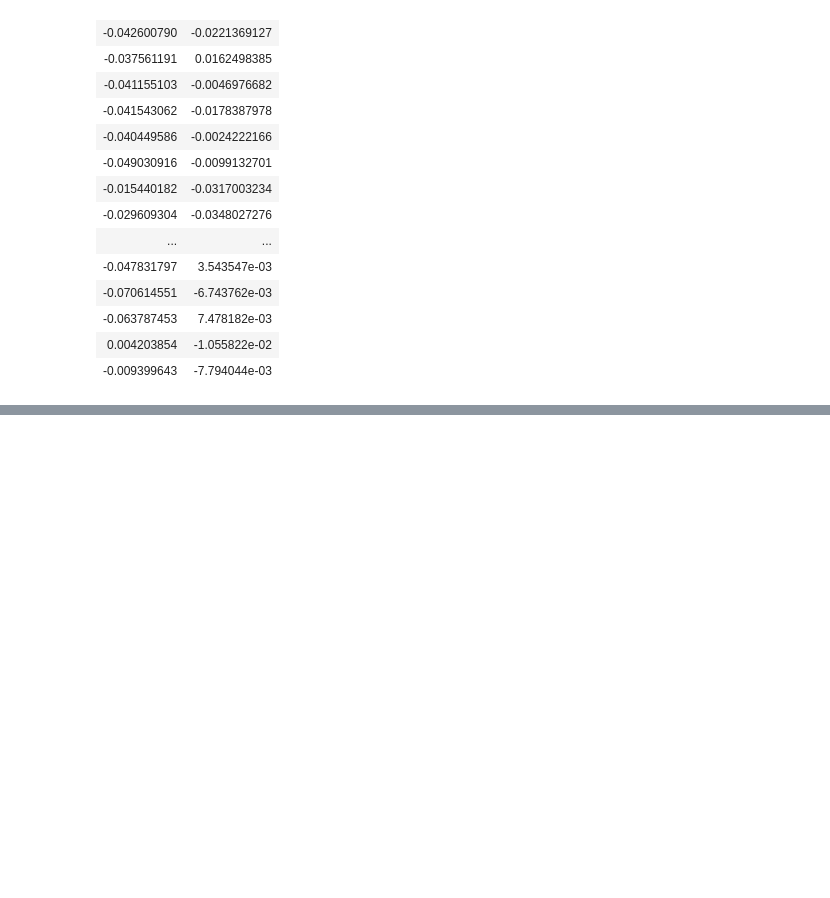
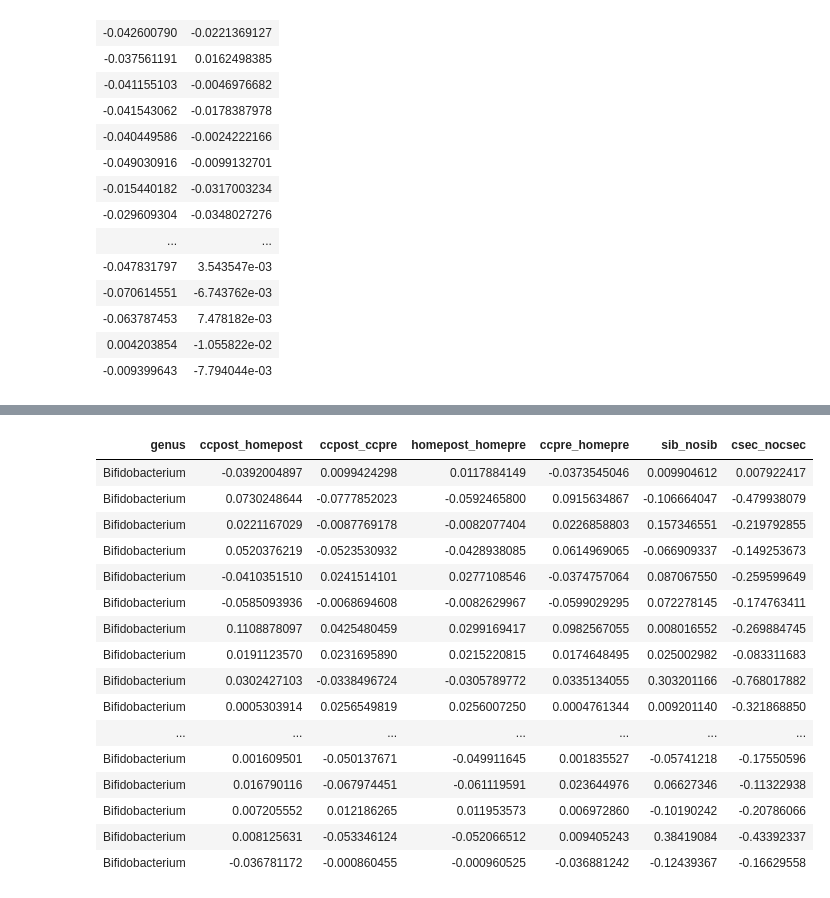
Before and after one commit to HenrikEckermann/bibo, a Jupyter notebook: notebooks/bayesian_diff_ab.ipynb, the cells around one changed output, grey strips where cells are left out. Drawn from its saved outputs; the diff is of its cells as text; code cells hidden in the pictures; blank space fills up the shorter version.

Commit message:
refit models with different sigma

```diff
--- a/notebooks/bayesian_diff_ab.ipynb
+++ b/notebooks/bayesian_diff_ab.ipynb
@@ -423,0 +416,70 @@ Using 10 posterior samples for ppc type 'dens_overlay' by default.
+# %%
+genus = "Bifidobacterium"
+posterior_samples(test) %>%
+    mutate(
+    # homepre
+    home_pre_nosib_nocsec = b_sigma_Intercept,
+    home_pre_nosib_csec = (b_sigma_Intercept + b_sigma_csection1),
+    home_pre_sib_nocsec = (b_sigma_Intercept + b_sigma_sibling1),
+    home_pre_sib_csec = (b_sigma_Intercept + b_sigma_sibling1 + b_sigma_csection1 + `b_sibling1:csection1`),
+    homepre = (home_pre_nosib_nocsec + home_pre_sib_nocsec)/2,
+
+    # homepost
+    home_post_nosib_nocsec = (b_sigma_Intercept + b_sigma_timepost),
+    home_post_nosib_csec = (b_sigma_Intercept + b_sigma_timepost + b_sigma_csection1),
+    home_post_sib_nocsec = (b_sigma_Intercept + b_sigma_timepost + b_sigma_sibling1),
+    home_post_sib_csec = (b_sigma_Intercept + b_sigma_timepost + b_sigma_sibling1 + b_sigma_csection1 + `b_sibling1:csection1`),
+    homepost = (home_post_nosib_nocsec + home_post_sib_nocsec)/2,
+
+    # ccpre
+    cc_pre_nosib_nocsec = (b_sigma_Intercept + b_sigma_ccyes),
+    cc_pre_nosib_csec = (b_sigma_Intercept + b_sigma_ccyes + b_sigma_csection1),
+    cc_pre_sib_nocsec = (b_sigma_Intercept + b_sigma_ccyes + b_sigma_sibling1),
+    cc_pre_sib_csec = (b_sigma_Intercept + b_sigma_ccyes + b_sigma_sibling1 + b_sigma_csection1 + `b_sibling1:csection1`),
+    ccpre = (cc_pre_nosib_nocsec + cc_pre_sib_nocsec)/2,
+
+    # ccpost
+    cc_post_nosib_nocsec = (b_sigma_Intercept + b_sigma_ccyes + b_sigma_timepost),
+    cc_post_nosib_csec = (b_sigma_Intercept + b_sigma_ccyes + b_sigma_timepost + b_sigma_csection1),
+    cc_post_sib_nocsec = (b_sigma_Intercept + b_sigma_ccyes + b_sigma_timepost + b_sigma_sibling1),
+    cc_post_sib_csec = (b_sigma_Intercept + b_sigma_ccyes + b_sigma_timepost + b_sigma_sibling1 + b_sigma_csection1 + `b_sibling1:csection1`),
+    ccpost = (cc_post_nosib_nocsec + cc_post_sib_nocsec)/2,
+
+    # csection
+    nocsec = (cc_post_sib_csec + cc_post_nosib_csec + cc_pre_sib_csec + cc_pre_nosib_csec + home_post_sib_csec + home_post_nosib_csec + home_pre_sib_csec + home_pre_nosib_csec)/8,
+    csec = (cc_post_sib_nocsec + cc_post_nosib_nocsec + cc_pre_sib_nocsec + cc_pre_nosib_nocsec + home_post_sib_nocsec + home_post_nosib_nocsec + home_pre_sib_nocsec + home_pre_nosib_nocsec)/8,
+
+    # siblings
+    sib = (home_pre_sib_csec + home_pre_sib_nocsec + home_post_sib_csec + home_post_sib_nocsec + cc_pre_sib_csec + cc_pre_sib_nocsec + cc_post_sib_csec + cc_post_sib_nocsec)/8,
+    nosib = (home_pre_nosib_csec + home_pre_nosib_nocsec + home_post_nosib_csec + home_post_nosib_nocsec + cc_pre_nosib_csec + cc_pre_nosib_nocsec + cc_post_nosib_csec + cc_post_nosib_nocsec)/8) %>%
+    mutate_if(is.numeric, exp) %>%
+    mutate(
+    # sigma diff
+    ccpost_homepost = ccpost - homepost,
+    ccpost_ccpre = ccpost - ccpre,
+    homepost_homepre = homepost - homepre,
+    ccpre_homepre = ccpre - homepre,
+    sib_nosib = sib - nosib,
+    csec_nocsec = csec - nocsec,
+
+    # store genus
+    genus = genus) %>%
+    select(genus, ccpost_homepost, ccpost_ccpre, homepost_homepre, ccpre_homepre, sib_nosib, csec_nocsec)
+# %% [output]
+| genus | ccpost_homepost | ccpost_ccpre | homepost_homepre | ccpre_homepre | sib_nosib | csec_nocsec |
+| Bifidobacterium | -0.0392004897 | 0.0099424298 | 0.0117884149 | -0.0373545046 | 0.009904612 | 0.007922417 |
+| Bifidobacterium | 0.0730248644 | -0.0777852023 | -0.0592465800 | 0.0915634867 | -0.106664047 | -0.479938079 |
+| Bifidobacterium | 0.0221167029 | -0.0087769178 | -0.0082077404 | 0.0226858803 | 0.157346551 | -0.219792855 |
+| Bifidobacterium | 0.0520376219 | -0.0523530932 | -0.0428938085 | 0.0614969065 | -0.066909337 | -0.149253673 |
+| Bifidobacterium | -0.0410351510 | 0.0241514101 | 0.0277108546 | -0.0374757064 | 0.087067550 | -0.259599649 |
+| Bifidobacterium | -0.0585093936 | -0.0068694608 | -0.0082629967 | -0.0599029295 | 0.072278145 | -0.174763411 |
+| Bifidobacterium | 0.1108878097 | 0.0425480459 | 0.0299169417 | 0.0982567055 | 0.008016552 | -0.269884745 |
+| Bifidobacterium | 0.0191123570 | 0.0231695890 | 0.0215220815 | 0.0174648495 | 0.025002982 | -0.083311683 |
+| Bifidobacterium | 0.0302427103 | -0.0338496724 | -0.0305789772 | 0.0335134055 | 0.303201166 | -0.768017882 |
+| Bifidobacterium | 0.0005303914 | 0.0256549819 | 0.0256007250 | 0.0004761344 | 0.009201140 | -0.321868850 |
+| ... | ... | ... | ... | ... | ... | ... |
+| Bifidobacterium | 0.001609501 | -0.050137671 | -0.049911645 | 0.001835527 | -0.05741218 | -0.17550596 |
+| Bifidobacterium | 0.016790116 | -0.067974451 | -0.061119591 | 0.023644976 | 0.06627346 | -0.11322938 |
+| Bifidobacterium | 0.007205552 | 0.012186265 | 0.011953573 | 0.006972860 | -0.10190242 | -0.20786066 |
+| Bifidobacterium | 0.008125631 | -0.053346124 | -0.052066512 | 0.009405243 | 0.38419084 | -0.43392337 |
+| Bifidobacterium | -0.036781172 | -0.000860455 | -0.000960525 | -0.036881242 | -0.12439367 | -0.16629558 |
```
Also changed, not shown: parts of 5 cells of this notebook, 1 other file.
